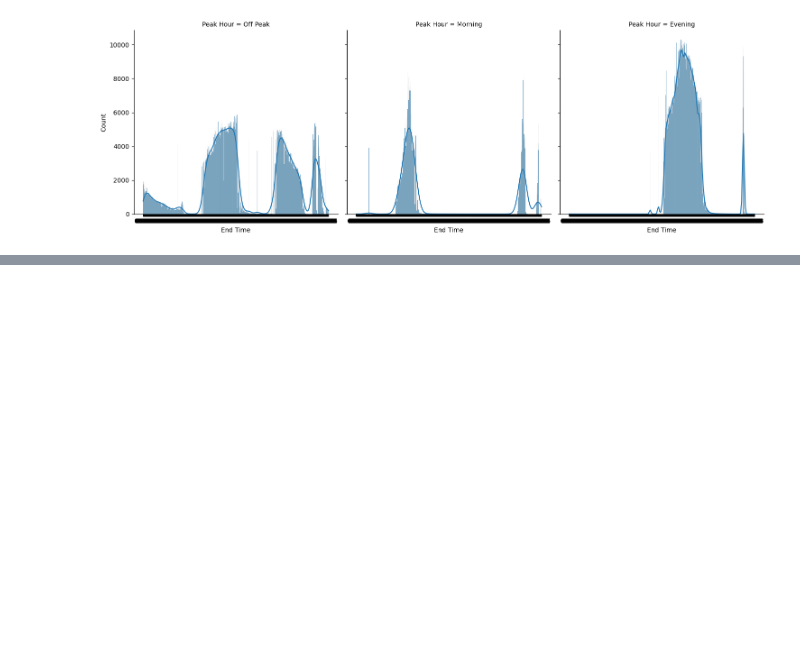
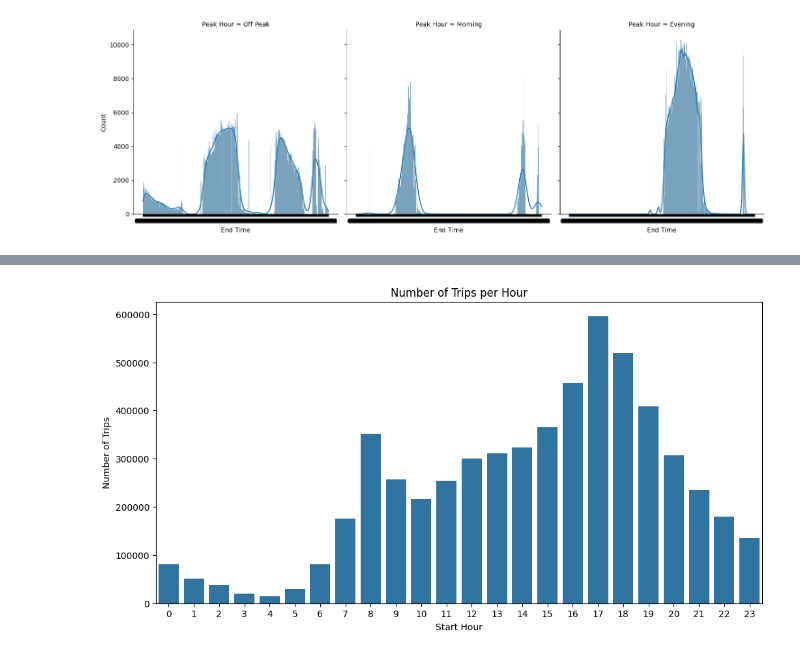
Before and after one commit to ziadharmanani/INF1340-Ridership-Analysis, a Jupyter notebook: rideshare_cleaning.ipynb, the cells around one changed output, grey strips where cells are left out. Drawn from its saved outputs; the diff is of its cells as text; code cells hidden in the pictures; blank space fills up the shorter version.

```diff
--- a/rideshare_cleaning.ipynb
+++ b/rideshare_cleaning.ipynb
@@ -564,0 +644,13 @@ plt.show()
+# %%
+# Count the amount of rides per hour
+hour_counts = df_diagnostic['Start Hour'].value_counts().sort_index()
+
+# Create the bar plot and show the number of trips per hour
+plt.figure(figsize=(12,6))
+sns.barplot(x = hour_counts.index, y = hour_counts.values)
+plt.title("Number of Trips per Hour")
+plt.xlabel("Start Hour")
+plt.ylabel("Number of Trips")
+plt.show()
+# %% [output]
+[figure, added]
```
Also changed, not shown: parts of 34 cells of this notebook.
